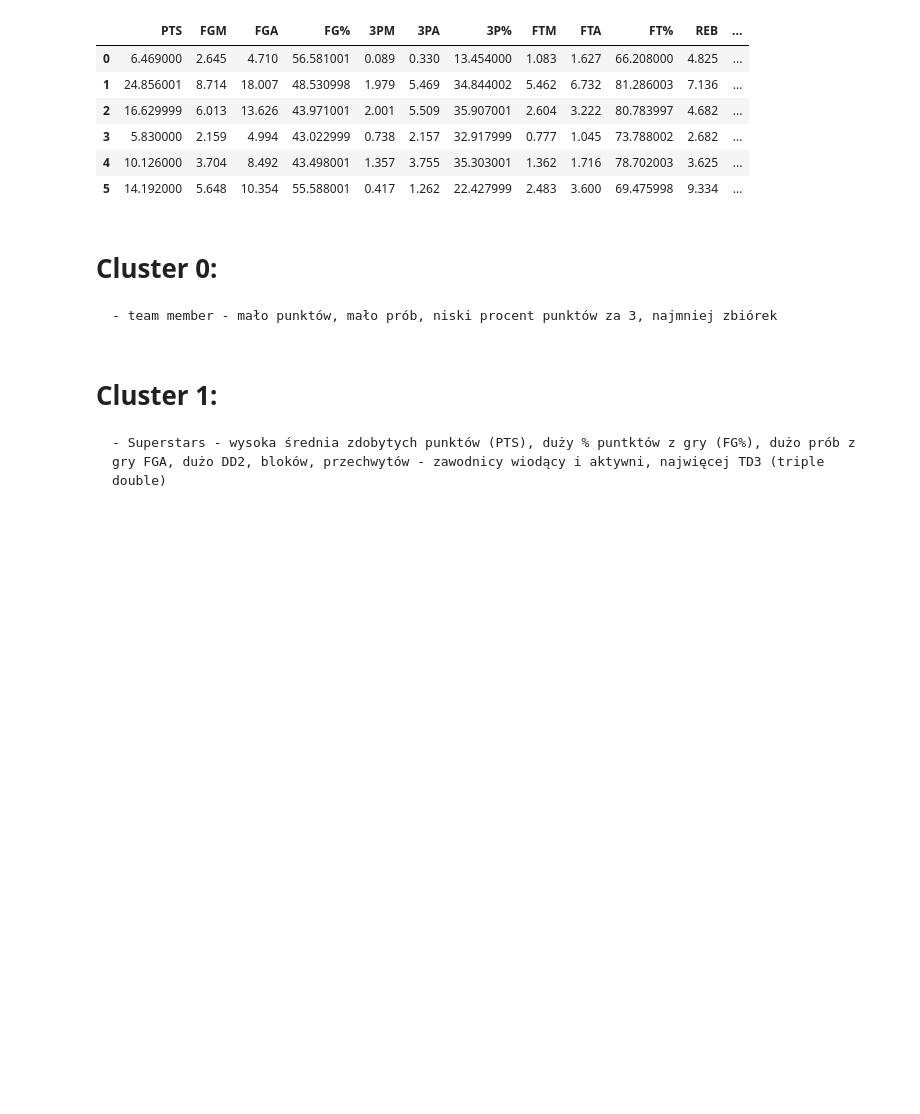
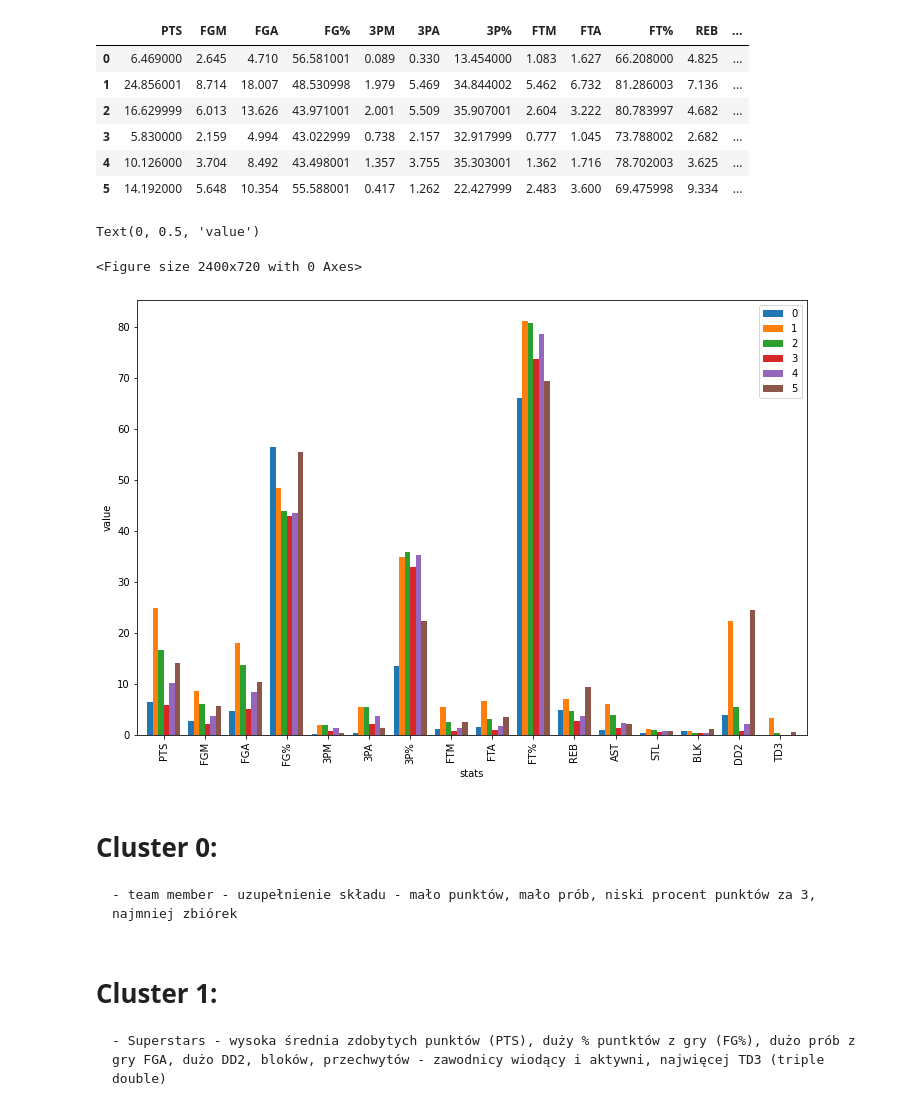
Before and after one commit to tomekmatuszewski/NBA_players_clustering, a Jupyter notebook: notebooks/read_postgres.ipynb, the cells around one changed output. Drawn from its saved outputs; the diff is of its cells as text; code cells hidden in the pictures; blank space fills up the shorter version.

```diff
--- a/notebooks/read_postgres.ipynb
+++ b/notebooks/read_postgres.ipynb
@@ -234,7 +232,8 @@ averages_df = reduced_df.groupby('Cluster').mean()
 averages_df = averages_df.reset_index(drop=False)
 averages_df = averages_df.apply(lambda x: round(x, 3))
 # %%
-averages_df[['PTS','FGM','FGA','FG%','3PM','3PA', '3P%', 'FTM','FTA','FT%','REB','AST','STL','BLK','DD2','TD3']]
+df = averages_df[['PTS','FGM','FGA','FG%','3PM','3PA', '3P%', 'FTM','FTA','FT%','REB','AST','STL','BLK','DD2','TD3']]
+df
 # %% [output]
 |  | PTS | FGM | FGA | FG% | 3PM | 3PA | 3P% | FTM | FTA | FT% | REB | ... |
 | 0 | 6.469000 | 2.645 | 4.710 | 56.581001 | 0.089 | 0.330 | 13.454000 | 1.083 | 1.627 | 66.208000 | 4.825 | ... |
@@ -243,9 +242,21 @@ averages_df[['PTS','FGM','FGA','FG%','3PM','3PA', '3P%', 'FTM','FTA','FT%','REB'
 | 3 | 5.830000 | 2.159 | 4.994 | 43.022999 | 0.738 | 2.157 | 32.917999 | 0.777 | 1.045 | 73.788002 | 2.682 | ... |
 | 4 | 10.126000 | 3.704 | 8.492 | 43.498001 | 1.357 | 3.755 | 35.303001 | 1.362 | 1.716 | 78.702003 | 3.625 | ... |
 | 5 | 14.192000 | 5.648 | 10.354 | 55.588001 | 0.417 | 1.262 | 22.427999 | 2.483 | 3.600 | 69.475998 | 9.334 | ... |
+# %%
+df_transpsed = df.transpose()
+
+plt.figure(figsize=(20, 6), dpi=120)
+df_transpsed.plot(kind="bar", figsize=(12,8), width=0.8)
+# plt.title("Mince Pie Consumption Study")
+plt.xlabel("stats")
+plt.ylabel("value")
+# %% [output]
+Text(0, 0.5, 'value')
+<Figure size 2400x720 with 0 Axes>
+[figure, added]
 # %% [markdown]
 # Cluster 0:
-    - team member - mało punktów, mało prób, niski procent punktów za 3, najmniej zbiórek
+    - team member - uzupełnienie składu - mało punktów, mało prób, niski procent punktów za 3, najmniej zbiórek
 # %% [markdown]
 # Cluster 1:
     - Superstars - wysoka średnia zdobytych punktów (PTS), duży % puntktów z gry (FG%), dużo prób z gry FGA, dużo DD2, bloków, przechwytów - zawodnicy wiodący i aktywni, najwięcej TD3 (triple double)
```
Also changed, not shown: parts of 30 cells of this notebook.
